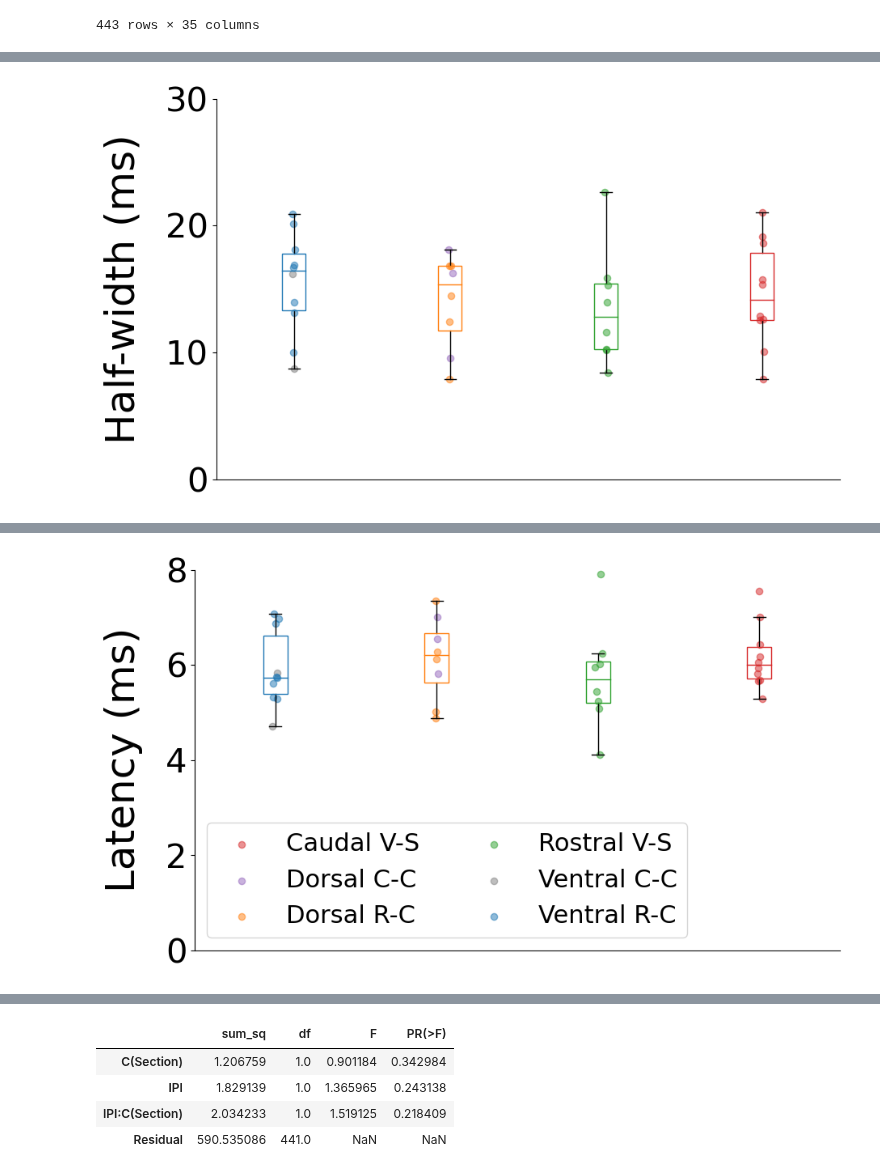
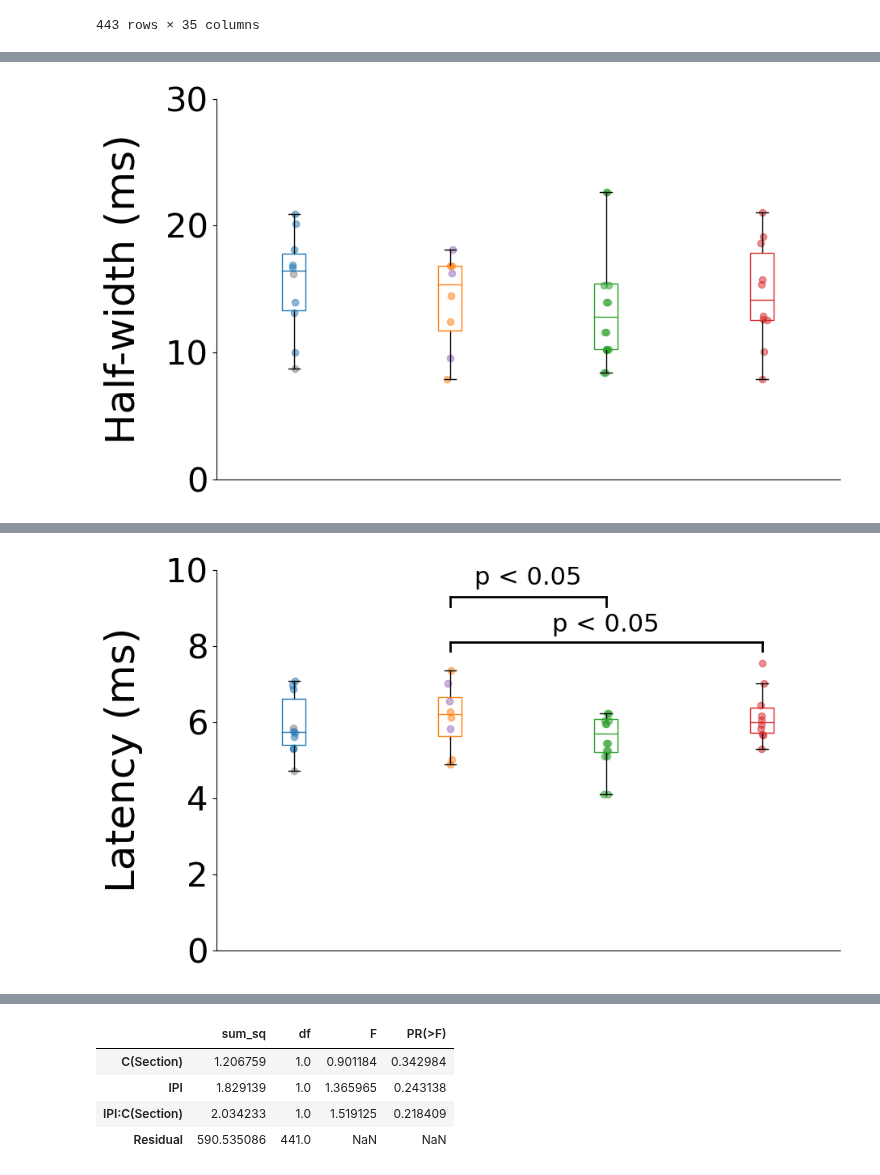
Before and after one commit to john-judge/TSM-to-ZDA, a Jupyter notebook: PPR_scnn1a_single_Apr2025.ipynb, the cells around one changed output, grey strips where cells are left out. Saved outputs shown, nothing was run; the diff lists cells and outputs as text; code cells hidden in the pictures.

Commit message:
back up scripts, including new ref, lat heatmap, etc

```diff
--- a/PPR_scnn1a_single_Apr2025.ipynb
+++ b/PPR_scnn1a_single_Apr2025.ipynb
@@ -429,11 +432,10 @@ barrel_df
 439 rows × 29 columns
 # %%
 # read in final ladder velocities as well 'export_summary_final_velocity_ladders.csv'
-ladder_df = 'C:/Users/jjudge3/Desktop/Data/crossing_PPR/export_summary_final_velocity_ladders.csv'
+ladder_df = 'C:/Users/jjudge3/Desktop/Data/crossing_PPR/export_summary_final_velocity_ladders_backup.csv'
 ladder_df = pd.read_csv(ladder_df)
 
 # only Layer == 'L4'
 ladder_df = ladder_df[ladder_df['Layer'] == 'L4']
-print(ladder_df['Medial/Lateral'].unique())
 ladder_df
 # %% [output]
@@ -667,7 +693,7 @@ all_barrel_df['Barrel_Type'] = all_barrel_df['Barrel_Type'].astype('category')
 # font size
 plt.rcParams.update({'font.size': 30})
 
-detailed_directions = ['Ventral RAC', 'Dorsal RAC',   'Rostral VAS', 'Caudal VAS', 'Ventral CAC', 'Dorsal CAC']
+detailed_directions = ['Ventral RAC', 'Dorsal RAC', 'Rostral VAS', 'Caudal VAS', 'Ventral CAC', 'Dorsal CAC']
 det_dir_colors = {'Ventral CAC': 'tab:gray',
                   'Dorsal RAC': 'tab:orange',
                   'Ventral RAC': 'tab:blue',
@@ -694,7 +720,12 @@ for metric in ['halfwidth', 'latency']:
     handles = []
     for barrel_type in all_barrel_df['Detailed_Section'].cat.categories:
         # filter for positive values
+        already_in_handles = False
+        if barrel_type in ["Rostral", "Rostral "]:
+            barrel_type = "Rostral VAS"
+            already_in_handles = True
         barrel_type_lumped = barrel_type.split(' ')[0]  # get the first part of the barrel type
+
         df = all_barrel_df.copy()
         df = df[df['Detailed_Section'] == barrel_type]
         # if halfwidth, only positive values. If latency, only positive values < 20
@@ -712,9 +743,10 @@ for metric in ['halfwidth', 'latency']:
 
         # scatter and jitter the data points
         jittered_x = np.random.normal(x_space, 0.01, size=len(df[metric]))
-        l1 = plt.scatter(jittered_x, df[metric], color=color, alpha=0.5, s=35, label=barrel_type.replace("A", '-'))
+        l1 = plt.scatter(jittered_x, df[metric], color=color, alpha=0.5, s=35, label=barrel_type.replace("A", '-').replace("V-S", 'L-S'))
         #l1 = plt.bar(x_space, df[metric].mean(), color=color, alpha=0.5, width=0.1, label=barrel_type)
-        handles.append(l1)
+        if not already_in_handles:
+            handles.append(l1)
 
         if len(df[metric]) > 3:
             test_normality(df, metric)
@@ -753,7 +785,7 @@ for metric in ['halfwidth', 'latency']:
         grouped_dfs[metric][barrel_type] = df_grouped
 
     # significance testing
-    next_bar = 0
+    next_bar = 1
     barrel_types_cats = all_barrel_df['Barrel_Type'].cat.categories
     for i1 in range(len(barrel_types_cats)):
         barrel_type1 = barrel_types_cats[i1]
@@ -762,36 +794,49 @@ for metric in ['halfwidth', 'latency']:
             df1 = grouped_dfs[metric][barrel_type1]
             df2 = grouped_dfs[metric][barrel_type2]
             ttest_result = ttest_ind(df1[metric], df2[metric], equal_var=False)
-            if ttest_result.pvalue < 0.05:
-                print(f"Significant difference in {metric} between {barrel_type1} and {barrel_type2}: p = {ttest_result.pvalue:.4f}")
-                print("T-test results:")
-                print(f"t-statistic: {ttest_result.statistic:.4f}, p-value: {ttest_result.pvalue:.4f}")
-                # add p < 0.05 label to the plot above the bars
+            # add Tukey's significant difference label to the plot for latency: caudal vs dorsal, rostral vs dorsal
+            if metric == 'latency' and \
+                (barrel_type1 == 'Caudal' and barrel_type2 == 'Dorsal' or \
+                barrel_type1 == 'Rostral' and barrel_type2 == 'Dorsal' or \
+                barrel_type1 =='Dorsal' and barrel_type2 == 'Caudal' or \
+                barrel_type1 == 'Dorsal' and barrel_type2 == 'Rostral'):
+
+
                 y_space = max(df1[metric].mean(), df2[metric].mean()) + 0.7 + next_bar
-                x_space1 = 1 + detailed_directions.index(barrel_type1)
-                x_space2 = 1 + detailed_directions.index(barrel_type2)
-                plt.text(x_space1 + 0.25, 6.5, f"p < 0.05", ha='center', va='bottom', fontsize=22, color='black')
+                x_space1 = 1 + barrel_types.index(barrel_type1)
+                x_space2 = 1 + barrel_types.index(barrel_type2)
+                print("y_space:", y_space, "x_space1:", x_space1, "x_space2:", x_space2)
+                plt.text((x_space1 + x_space2) / 2, y_space * 1.05, f"p < 0.05", ha='center', va='bottom', fontsize=22, color='black')
 
                 # add a line between the two bars
-                plt.plot([x_space1, x_space2], [y_space * 1.1, y_space * 1.1], color='black', linewidth=2)
+                plt.plot([x_space1, x_space2], [y_space * 1.03, y_space * 1.03], color='black', linewidth=2)
 
                 # add caps on ends of line
-                plt.plot([x_space1, x_space1], [y_space * 1.1, y_space * 0.9], color='black', linewidth=2)
-                plt.plot([x_space2, x_space2], [y_space * 1.1, y_space * 0.9], color='black', linewidth=2)
-                next_bar += 1
+                plt.plot([x_space1, x_space1], [y_space * 1.03, y_space * 1], color='black', linewidth=2)
+                plt.plot([x_space2, x_space2], [y_space * 1.03, y_space * 1], color='black', linewidth=2)
+                next_bar += 1.2
             else:
                 print(f"No significant difference in {metric} between {barrel_type1} and {barrel_type2}: p = {ttest_result.pvalue:.4f}")
 
     # ANOVA comparison of all barrel types
     anova_df = all_barrel_df.copy()
-    anova_df = anova_df[anova_df['Detailed_Section'].notna()]
+    # filter out rows where Barrel_Type is NaN or metric is not positive
+    anova_df = anova_df[anova_df['Barrel_Type'].notna()]
     anova_df = anova_df[anova_df[metric] > 0]
-    anova_df = anova_df.groupby(['Date', 'Slice', 'Location', 'Detailed_Section']).mean().reset_index()
-    anova_df['Detailed_Section'] = anova_df['Detailed_Section'].astype('category')
-    model = ols(f"{metric} ~ C(Detailed_Section)", data=anova_df).fit()
+    anova_df = anova_df.groupby(['Date', 'Slice', 'Location', 'Barrel_Type']).mean().reset_index()
+    anova_df['Barrel_Type'] = anova_df['Barrel_Type'].astype('category')
+    model = ols(f"{metric} ~ C(Barrel_Type)", data=anova_df).fit()
     anova_results = anova_lm(model, typ=2)
     print(f"\n\nANOVA results for {metric}:")
     print(anova_results)
+
+    # Tukey's HSD test for post-hoc analysis
+    clean_tukey_df = anova_df.filter(items=[metric, 'Barrel_Type']).dropna()
+    tukey = pairwise_tukeyhsd(endog=clean_tukey_df[metric],
+                                 groups=clean_tukey_df['Barrel_Type'],
+                                    alpha=0.05)
+    print("\nTukey's HSD test results:")
+    print(tukey)
 
     if metric == 'halfwidth':
         # place the legend to the left of the plot
@@ -799,11 +844,11 @@ for metric in ['halfwidth', 'latency']:
         plt.ylim(0, 30)
         plt.ylabel('Half-width (ms)', fontsize=36, labelpad=20)
     elif metric == 'latency':
-        plt.legend(handles=handles, loc='lower left', fontsize=22, ncol=2)
+        #plt.legend(handles=handles[:6], loc='lower left', fontsize=22, ncol=2)
 
         plt.ylabel('Latency (ms)', fontsize=36, labelpad=20)
-        plt.yticks([0, 2, 4, 6, 8], fontsize=30)
-        plt.ylim(0, 8)
+        plt.yticks([0, 2, 4, 6, 8, 10], fontsize=30)
+        plt.ylim(0, 10)
 
     #plt.xticks([0.25, 0.5, 0.75, 1], ['Rostral', 'Caudal', 'Medial', 'Lateral'], fontsize=24)
     plt.xticks([])
@@ -856,4 +901,4 @@ Residual             3670.608021  30.0       NaN       NaN
-[figure, old version]
+[figure, new version]
 # %%
 # hw, lat, and amp between rostral and caudal barrels (Sagittal), medial and lateral barrels (Coronal), and coronal and sagittal sections
 # use only pulse 1 data and exclude is_single_pulse_control = 1
```
Also changed, not shown: parts of 22 cells of this notebook, 3 other files.
